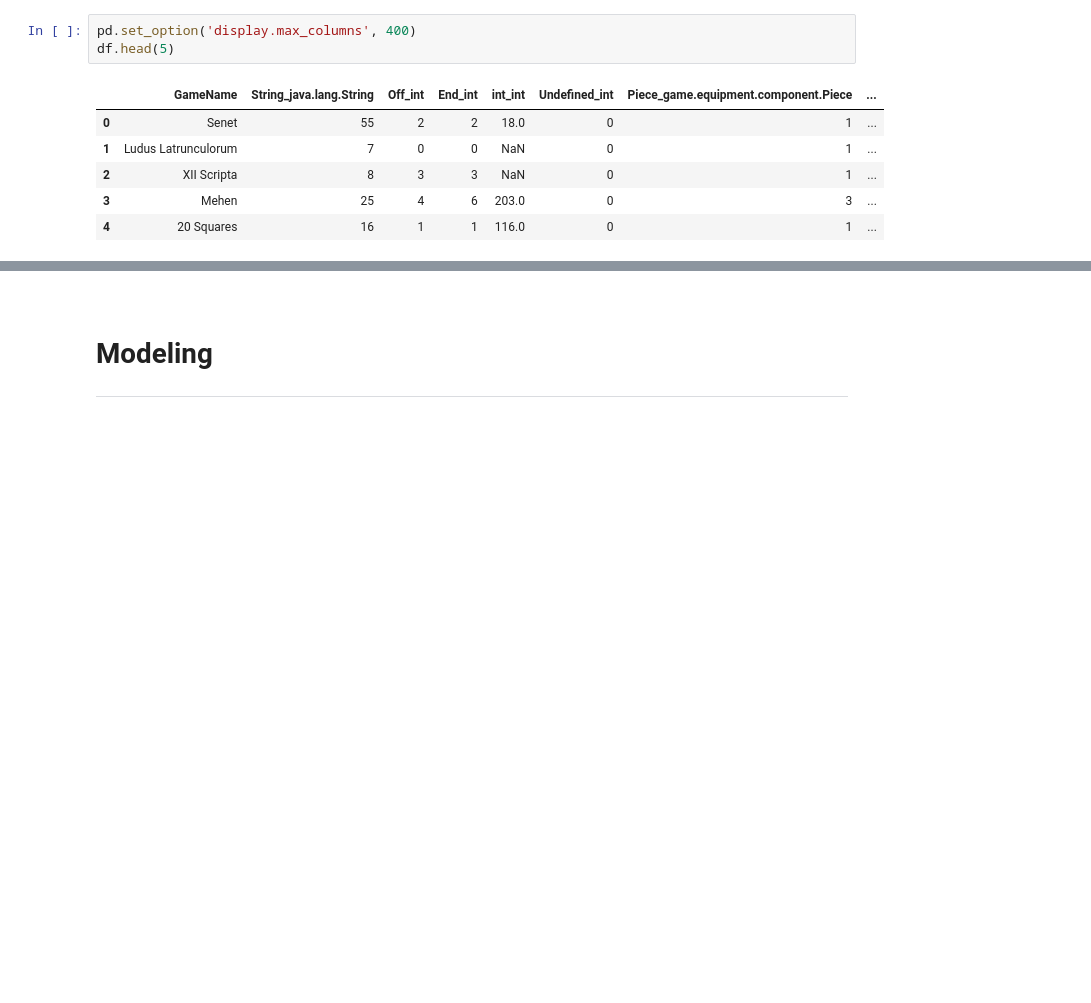
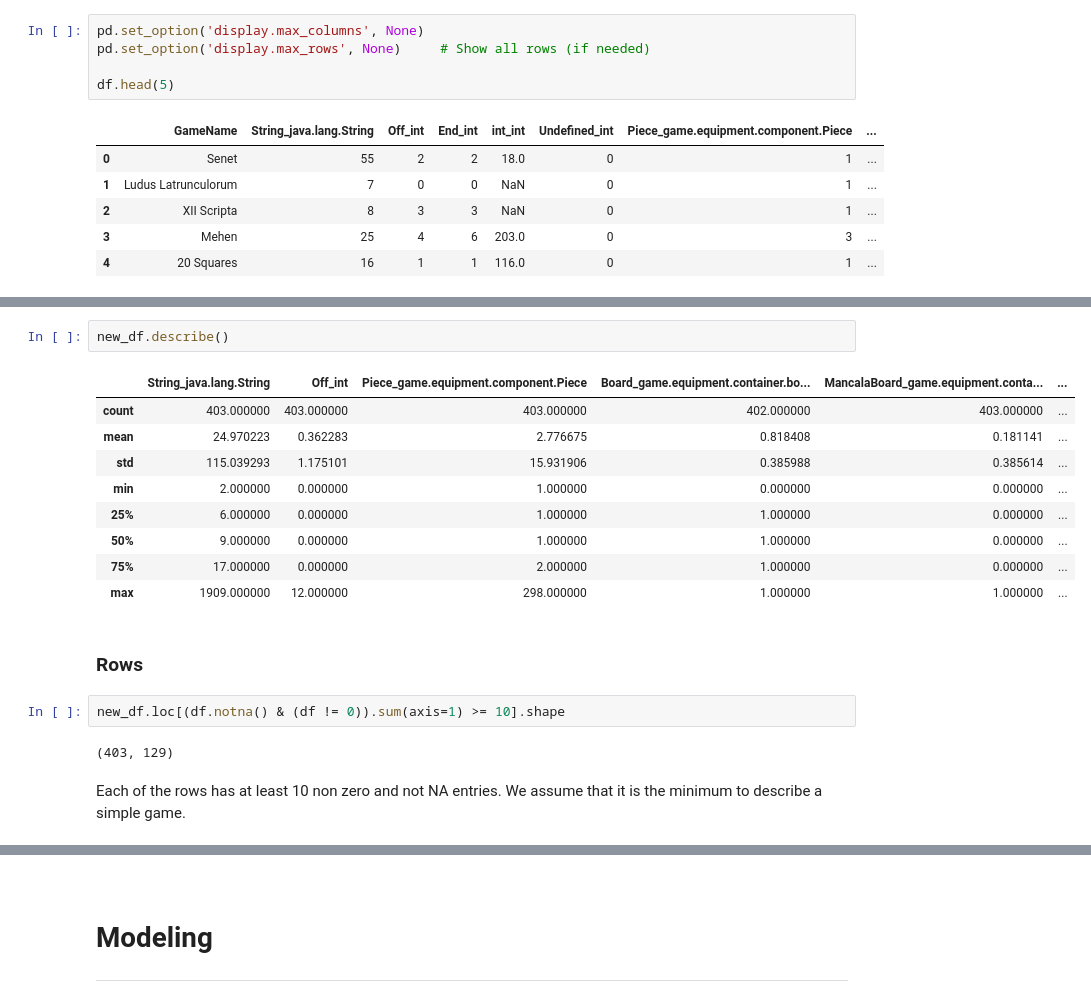
Before and after one commit to Artyom-kurguzkin/ML-ludemes-predictions, a Jupyter notebook: ludemes-gameData-predict.ipynb, the cells around one changed output, grey strips where cells are left out. Drawn from its saved outputs; the diff is of its cells as text; blank space fills up the shorter version.

```diff
--- a/ludemes-gameData-predict.ipynb
+++ b/ludemes-gameData-predict.ipynb
@@ -12,7 +34,9 @@ df.shape
 # %% [output]
 (403, 386)
 # %%
-pd.set_option('display.max_columns', 400)
+pd.set_option('display.max_columns', None)
+pd.set_option('display.max_rows', None)     # Show all rows (if needed)
+
 df.head(5)
 # %% [output]
 |  | GameName | String_java.lang.String | Off_int | End_int | int_int | Undefined_int | Piece_game.equipment.component.Piece | ... |
@@ -33,0 +190,20 @@ note, labels must be predicted independently (i.e., you cannot use the value fro
+# %%
+new_df.describe()
+# %% [output]
+|  | String_java.lang.String | Off_int | Piece_game.equipment.component.Piece | Board_game.equipment.container.bo... | MancalaBoard_game.equipment.conta... | ... |
+| count | 403.000000 | 403.000000 | 403.000000 | 402.000000 | 403.000000 | ... |
+| mean | 24.970223 | 0.362283 | 2.776675 | 0.818408 | 0.181141 | ... |
+| std | 115.039293 | 1.175101 | 15.931906 | 0.385988 | 0.385614 | ... |
+| min | 2.000000 | 0.000000 | 1.000000 | 0.000000 | 0.000000 | ... |
+| 25% | 6.000000 | 0.000000 | 1.000000 | 1.000000 | 0.000000 | ... |
+| 50% | 9.000000 | 0.000000 | 1.000000 | 1.000000 | 0.000000 | ... |
+| 75% | 17.000000 | 0.000000 | 2.000000 | 1.000000 | 0.000000 | ... |
+| max | 1909.000000 | 12.000000 | 298.000000 | 1.000000 | 1.000000 | ... |
+# %% [markdown]
+### Rows
+# %%
+new_df.loc[(df.notna() & (df != 0)).sum(axis=1) >= 10].shape
+# %% [output]
+(403, 129)
+# %% [markdown]
+Each of the rows has at least 10 non zero and not NA entries. We assume that it is the minimum to describe a simple game.
```
Also changed, not shown: parts of 25 cells of this notebook.
